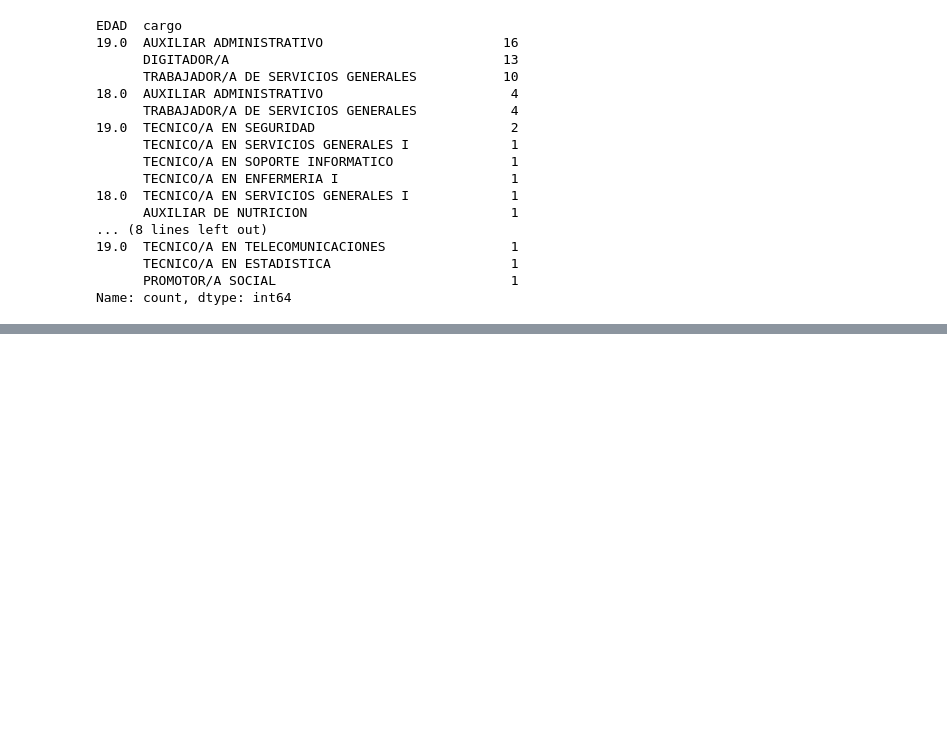
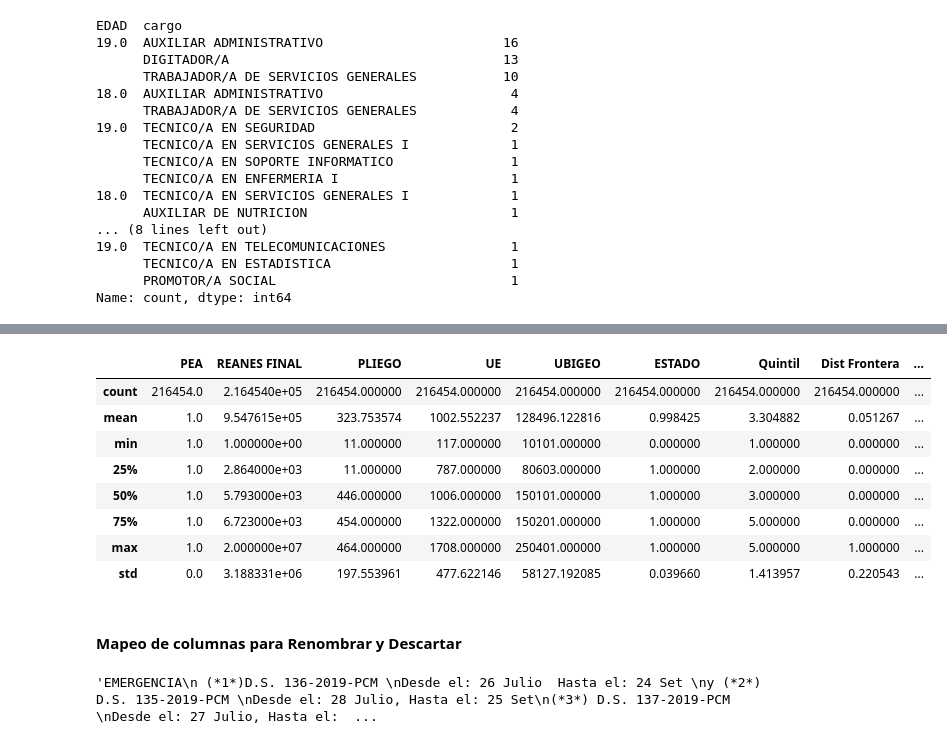
Before and after one commit to nadia0207/minsa-rrhh-analytics, a Jupyter notebook: notebooks/01_comparacion_columnas.ipynb, the cells around one changed output, grey strips where cells are left out. Cells and saved outputs as stored; diff of their text form; code cells hidden in the pictures; blank space fills up the shorter version.

```diff
--- a/notebooks/01_comparacion_columnas.ipynb
+++ b/notebooks/01_comparacion_columnas.ipynb
@@ -298,0 +260,14 @@ columnas_descartadas = {
+# %%
+df_2019.describe()
+# %% [output]
+|  | PEA | REANES FINAL | PLIEGO | UE | UBIGEO | ESTADO | Quintil | Dist Frontera | ... |
+| count | 216454.0 | 2.164540e+05 | 216454.000000 | 216454.000000 | 216454.000000 | 216454.000000 | 216454.000000 | 216454.000000 | ... |
+| mean | 1.0 | 9.547615e+05 | 323.753574 | 1002.552237 | 128496.122816 | 0.998425 | 3.304882 | 0.051267 | ... |
+| min | 1.0 | 1.000000e+00 | 11.000000 | 117.000000 | 10101.000000 | 0.000000 | 1.000000 | 0.000000 | ... |
+| 25% | 1.0 | 2.864000e+03 | 11.000000 | 787.000000 | 80603.000000 | 1.000000 | 2.000000 | 0.000000 | ... |
+| 50% | 1.0 | 5.793000e+03 | 446.000000 | 1006.000000 | 150101.000000 | 1.000000 | 3.000000 | 0.000000 | ... |
+| 75% | 1.0 | 6.723000e+03 | 454.000000 | 1322.000000 | 150201.000000 | 1.000000 | 5.000000 | 0.000000 | ... |
+| max | 1.0 | 2.000000e+07 | 464.000000 | 1708.000000 | 250401.000000 | 1.000000 | 5.000000 | 1.000000 | ... |
+| std | 0.0 | 3.188331e+06 | 197.553961 | 477.622146 | 58127.192085 | 0.039660 | 1.413957 | 0.220543 | ... |
+# %% [markdown]
+#### **Mapeo de columnas para Renombrar y Descartar**
@@ -298,0 +335,9 @@ columnas_descartadas = {
+# %%
+# ---- Como el campo tiene una descripicion muy extensa se generar una variable como key que guarde ese campo ----
+'EMERGENCIA (*1*)D.S. 136-2019-PCM Desde el: 26 Julio  Hasta el: 24 Set y (*2*) D.S. 135-2019-PCM Desde el: 28 Julio, '
+'Hasta el: 25 Set(*3*) D.S. 137-2019-PCM Desde el: 27 Julio, Hasta el: 24 Set'
+
+col_emergencia_2019 = [c for c in columnas_por_anio[2019] if str(c).startswith('EMERGENCIA')][0]
+print(repr(col_emergencia_2019))  # para verlo exacto, con los \n visibles
+# %% [output]
+'EMERGENCIA\n (*1*)D.S. 136-2019-PCM \nDesde el: 26 Julio  Hasta el: 24 Set \ny (*2*) D.S. 135-2019-PCM \nDesde el: 28 Julio, Hasta el: 25 Set\n(*3*) D.S. 137-2019-PCM \nDesde el: 27 Julio, Hasta el:  ...
```
Also changed, not shown: parts of 15 cells of this notebook.
